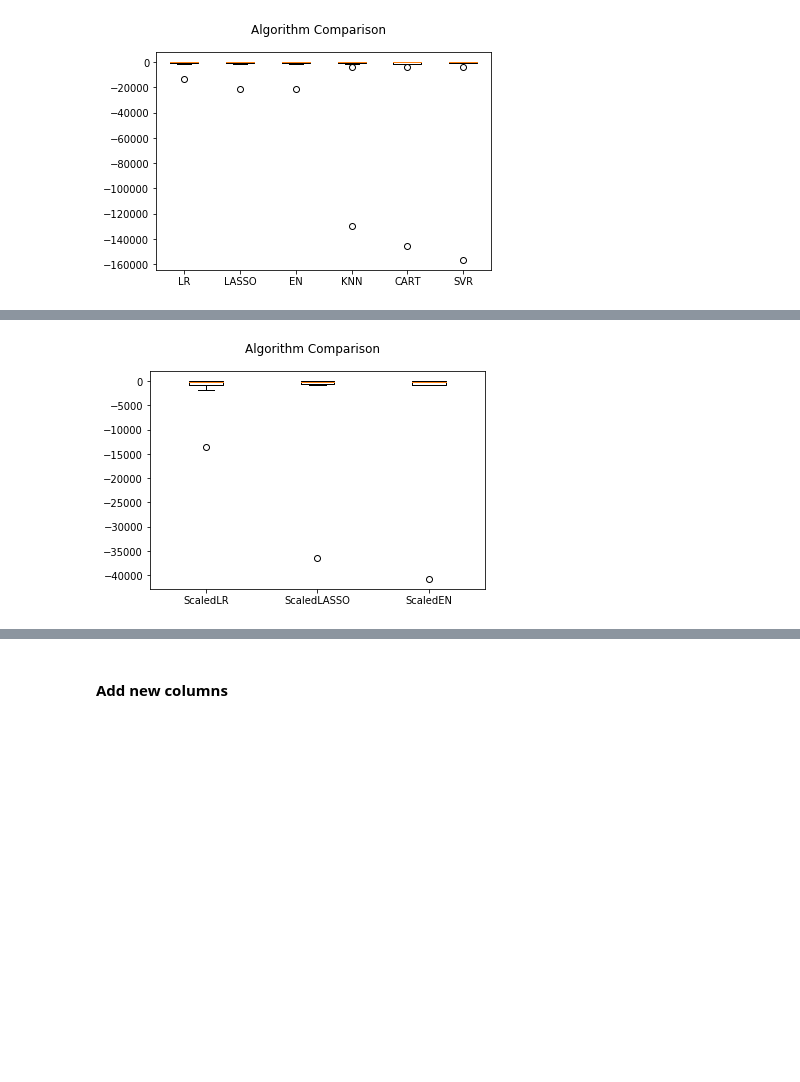
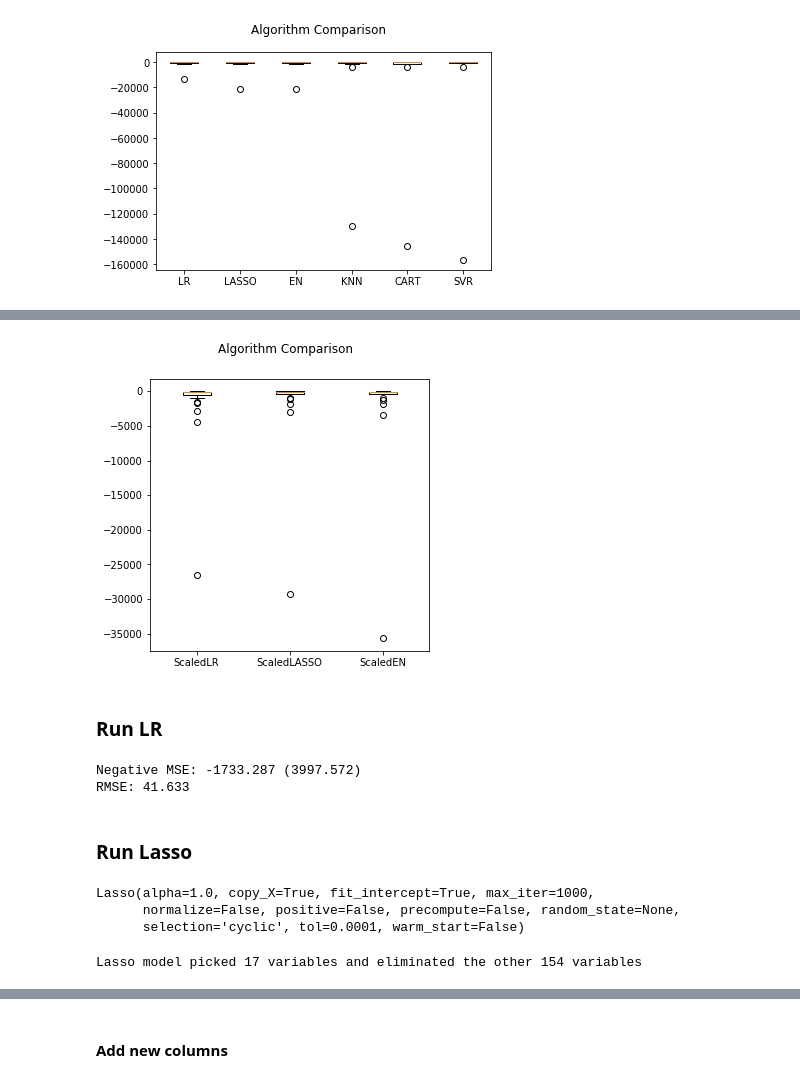
Before and after one commit to mohi9282/arcgis-python-api, a Jupyter notebook: samples/04_gis_analysts_data_scientists/provider_shortage_part4.ipynb, the cells around one changed output, grey strips where cells are left out. Saved outputs shown, nothing was run; the diff lists cells and outputs as text; code cells hidden in the pictures; blank space fills up the shorter version.

```diff
--- a/samples/04_gis_analysts_data_scientists/provider_shortage_part4.ipynb
+++ b/samples/04_gis_analysts_data_scientists/provider_shortage_part4.ipynb
@@ -354,7 +354,7 @@ from sklearn.pipeline import Pipeline
 from sklearn.metrics import mean_squared_error
 # %%
 # Test options and evaluation metric
-num_folds = 10
+num_folds = 25
 seed = 7
 scoring ='neg_mean_squared_error'
 # %%
@@ -420,9 +441,12 @@ ScaledEN: -4328.851397 (12147.118891)
 # %%
+matplotlib.rcParams['figure.figsize'] = (5.0, 5.0)
 fig = plt.figure()
 fig.suptitle('Algorithm Comparison')
 ax = fig.add_subplot(111)
 plt.boxplot(results)
 ax.set_xticklabels(names)
 plt.show()
 # %% [output]
-[figure, old version]
+[figure, new version]
+# %% [markdown]
+### Run LR
@@ -428,0 +458,12 @@ plt.show()
+# %%
+import math
+kfold = KFold(n_splits=10, random_state=7)
+model = LinearRegression()
+results = cross_val_score(model, train_x, train_y, cv=kfold, scoring='neg_mean_squared_error')
+print("Negative MSE: %.3f (%.3f)" % (results.mean(), results.std()))
+print("RMSE: %.3f" % (math.sqrt(abs(results.mean()))))
+# %% [output]
+Negative MSE: -1733.287 (3997.572)
+RMSE: 41.633
+# %% [markdown]
+### Run Lasso
@@ -428,0 +475,13 @@ plt.show()
+# %%
+from sklearn.linear_model import Lasso
+lasso_model=Lasso()
+lasso_model.fit(train_x_std,train_y)
+# %% [output]
+Lasso(alpha=1.0, copy_X=True, fit_intercept=True, max_iter=1000,
+      normalize=False, positive=False, precompute=False, random_state=None,
+      selection='cyclic', tol=0.0001, warm_start=False)
+# %%
+coef = pd.Series(lasso_model.coef_, index = train_x.columns)
+print("Lasso model picked " + str(sum(coef != 0)) + " variables and eliminated the other " +  str(sum(coef == 0)) + " variables")
+# %% [output]
+Lasso model picked 17 variables and eliminated the other 154 variables
```
Also changed, not shown: parts of 7 cells of this notebook.
